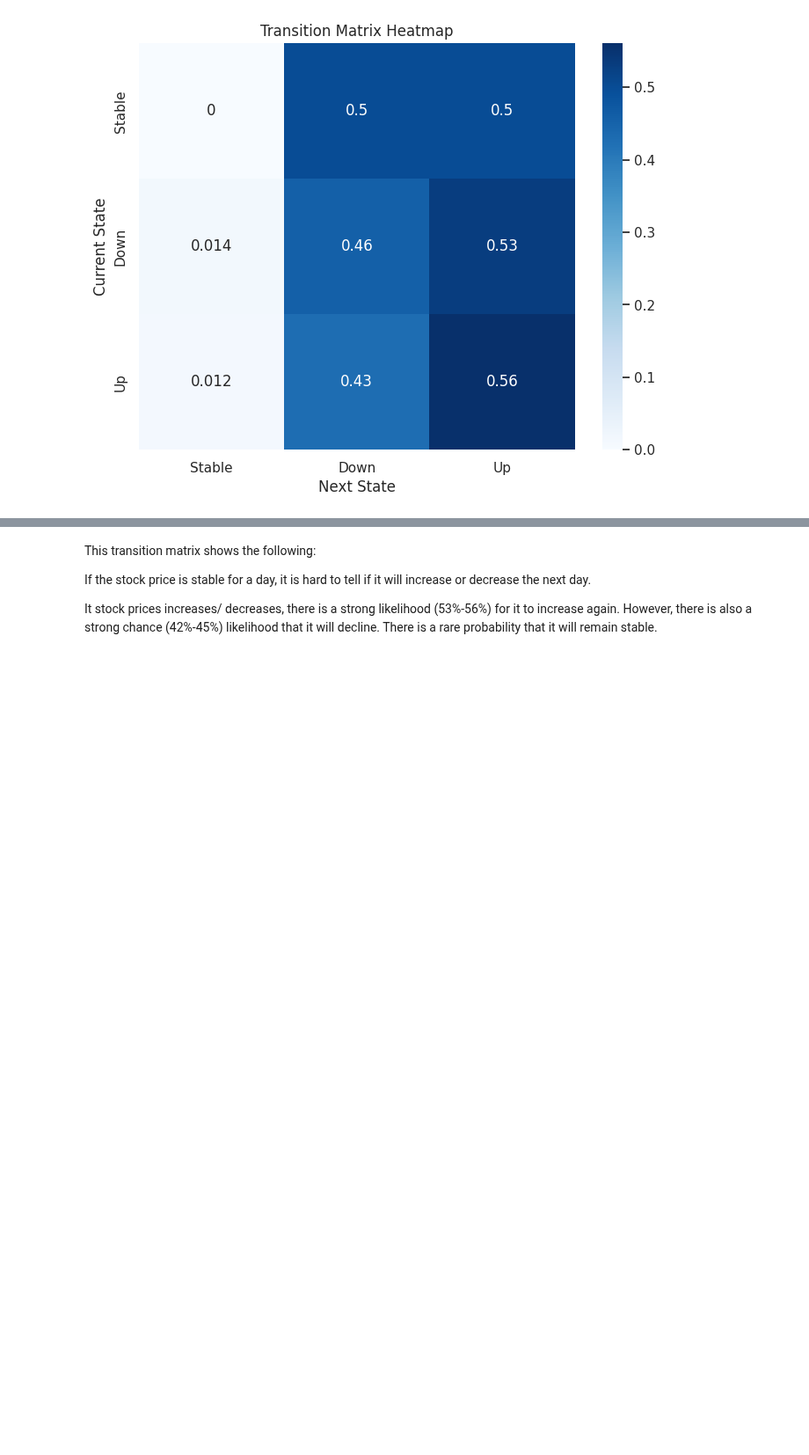
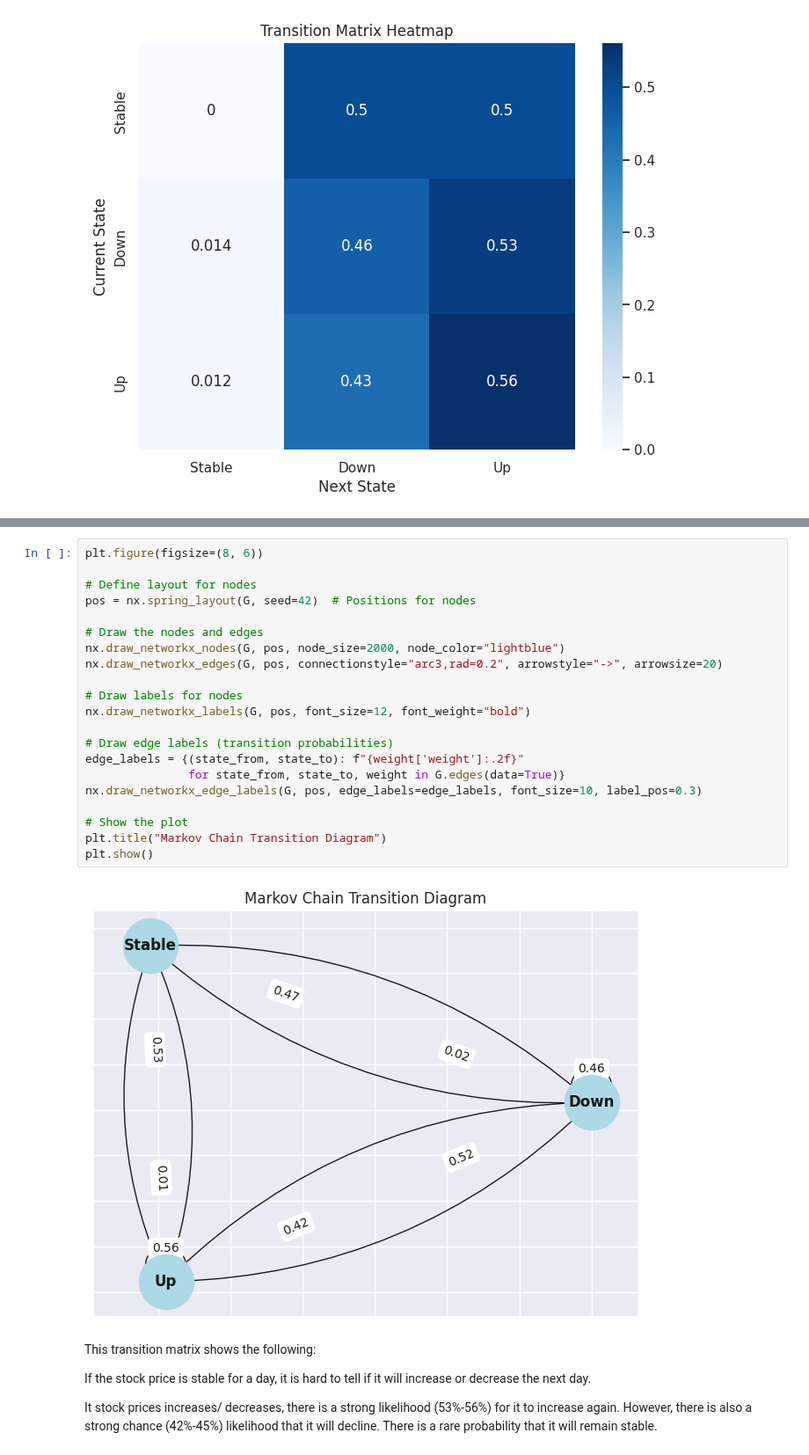
Before and after one commit to Jowayria-27/Artifical-Intelligence-Project, a Jupyter notebook: Microsoft Stocks Prediction.ipynb, the cells around one changed output, grey strips where cells are left out. Shown at 88% size. Drawn from its saved outputs; the diff is of its cells as text; blank space fills up the shorter version.

```diff
--- a/Microsoft Stocks Prediction.ipynb
+++ b/Microsoft Stocks Prediction.ipynb
@@ -421,3 +436,26 @@ plt.show()
+# %%
+plt.figure(figsize=(8, 6))
+
+# Define layout for nodes
+pos = nx.spring_layout(G, seed=42)  # Positions for nodes
+
+# Draw the nodes and edges
+nx.draw_networkx_nodes(G, pos, node_size=2000, node_color="lightblue")
+nx.draw_networkx_edges(G, pos, connectionstyle="arc3,rad=0.2", arrowstyle="->", arrowsize=20)
+
+# Draw labels for nodes
+nx.draw_networkx_labels(G, pos, font_size=12, font_weight="bold")
+
+# Draw edge labels (transition probabilities)
+edge_labels = {(state_from, state_to): f"{weight['weight']:.2f}"
+               for state_from, state_to, weight in G.edges(data=True)}
+nx.draw_networkx_edge_labels(G, pos, edge_labels=edge_labels, font_size=10, label_pos=0.3)
+
+# Show the plot
+plt.title("Markov Chain Transition Diagram")
+plt.show()
+# %% [output]
+[figure, added]
 # %% [markdown]
 This transition matrix shows the following:
 
```
Also changed, not shown: parts of 4 cells of this notebook.
